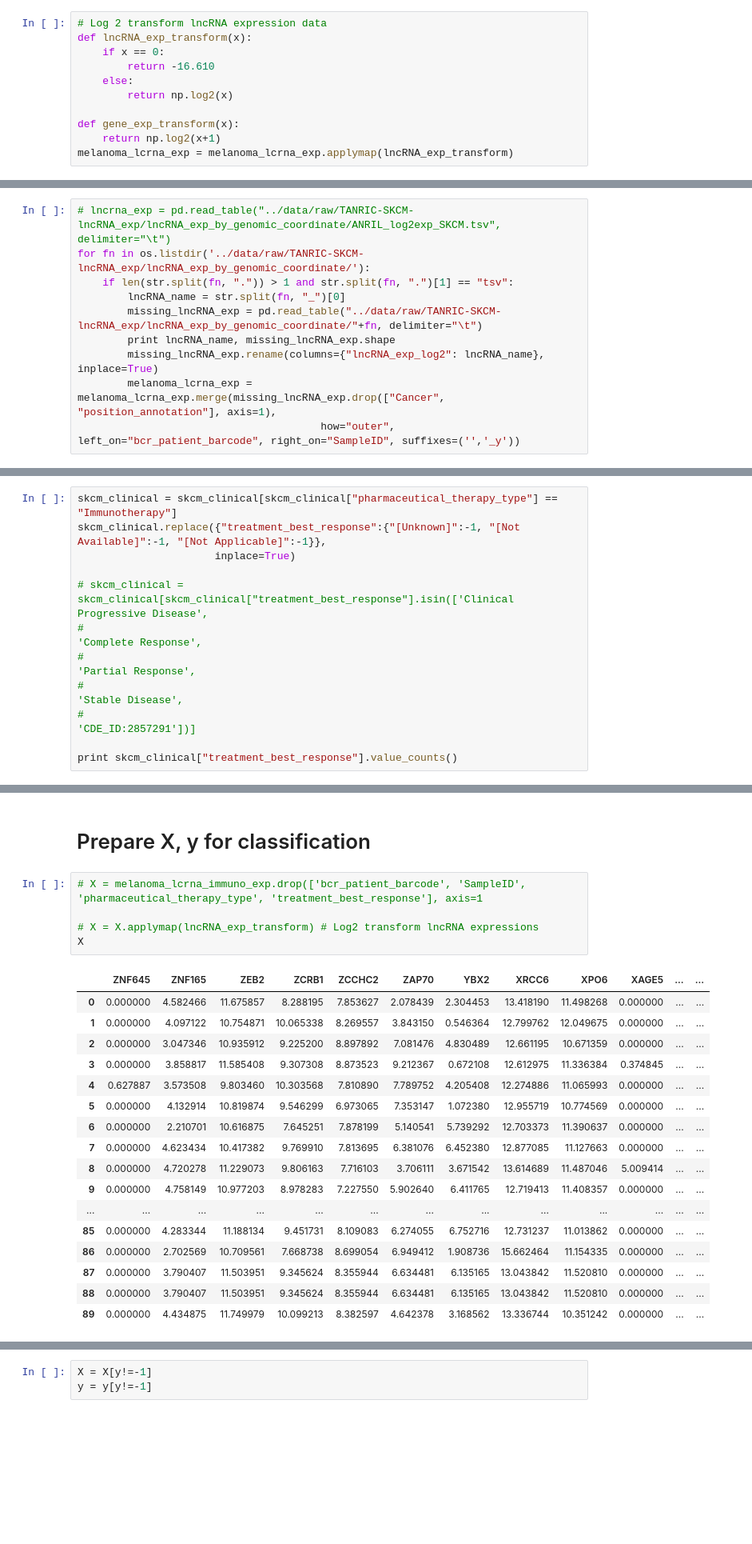
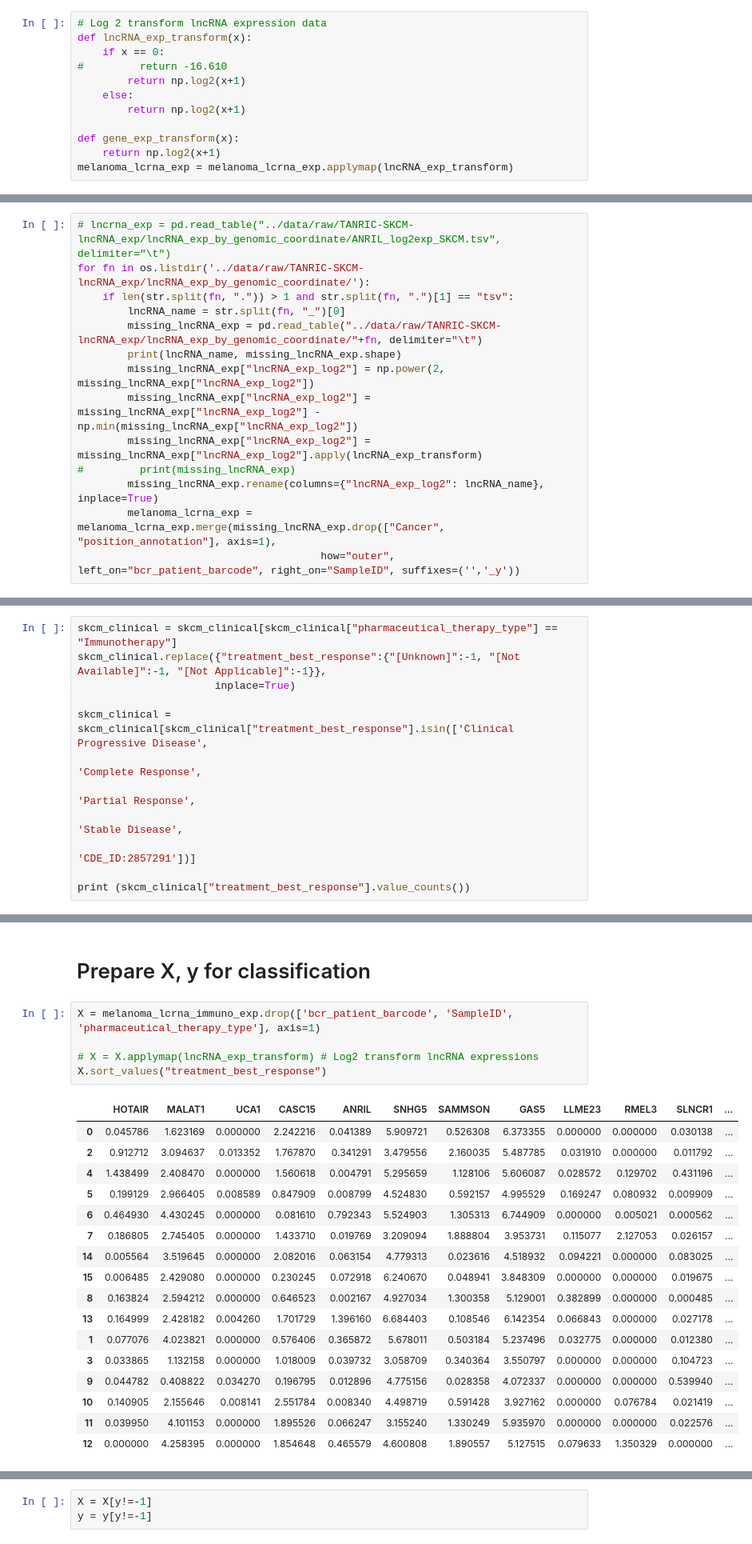
Before and after one commit to JonnyTran/lncrna-melanoma-immunoresponse, a Jupyter notebook: notebooks/lncRNA-melanoma-immunoresponse.ipynb, the cells around one changed output, grey strips where cells are left out. Shown at 80% size. Drawn from its saved outputs; the diff is of its cells as text; blank space fills up the shorter version.

```diff
--- a/notebooks/lncRNA-melanoma-immunoresponse.ipynb
+++ b/notebooks/lncRNA-melanoma-immunoresponse.ipynb
@@ -162,9 +175,10 @@ melanoma_lcrna_exp = melanoma_lcrna_exp.filter(items=melanoma_lncrnas, axis=1)
 # Log 2 transform lncRNA expression data
 def lncRNA_exp_transform(x):
     if x == 0:
-        return -16.610
+#         return -16.610
+        return np.log2(x+1)
     else:
-        return np.log2(x)
+        return np.log2(x+1)
 
 def gene_exp_transform(x):
     return np.log2(x+1)
@@ -201,7 +215,11 @@ for fn in os.listdir('../data/raw/TANRIC-SKCM-lncRNA_exp/lncRNA_exp_by_genomic_c
     if len(str.split(fn, ".")) > 1 and str.split(fn, ".")[1] == "tsv":
         lncRNA_name = str.split(fn, "_")[0]
         missing_lncRNA_exp = pd.read_table("../data/raw/TANRIC-SKCM-lncRNA_exp/lncRNA_exp_by_genomic_coordinate/"+fn, delimiter="\t")
-        print lncRNA_name, missing_lncRNA_exp.shape
+        print(lncRNA_name, missing_lncRNA_exp.shape)
+        missing_lncRNA_exp["lncRNA_exp_log2"] = np.power(2, missing_lncRNA_exp["lncRNA_exp_log2"])
+        missing_lncRNA_exp["lncRNA_exp_log2"] = missing_lncRNA_exp["lncRNA_exp_log2"] - np.min(missing_lncRNA_exp["lncRNA_exp_log2"])
+        missing_lncRNA_exp["lncRNA_exp_log2"] = missing_lncRNA_exp["lncRNA_exp_log2"].apply(lncRNA_exp_transform)
+#         print(missing_lncRNA_exp)
         missing_lncRNA_exp.rename(columns={"lncRNA_exp_log2": lncRNA_name}, inplace=True)
         melanoma_lcrna_exp = melanoma_lcrna_exp.merge(missing_lncRNA_exp.drop(["Cancer", "position_annotation"], axis=1),
                                        how="outer", left_on="bcr_patient_barcode", right_on="SampleID", suffixes=('','_y'))
@@ -266,11 +295,11 @@ skcm_clinical = skcm_clinical[skcm_clinical["pharmaceutical_therapy_type"] == "I
 skcm_clinical.replace({"treatment_best_response":{"[Unknown]":-1, "[Not Available]":-1, "[Not Applicable]":-1}},
                       inplace=True)
 
-# skcm_clinical = skcm_clinical[skcm_clinical["treatment_best_response"].isin(['Clinical Progressive Disease',
-#                                                                              'Complete Response',
-#                                                                              'Partial Response',
-#                                                                              'Stable Disease',
-#                                                                              'CDE_ID:2857291'])]
+skcm_clinical = skcm_clinical[skcm_clinical["treatment_best_response"].isin(['Clinical Progressive Disease',
+                                                                             'Complete Response',
+                                                                             'Partial Response',
+                                                                             'Stable Disease',
+                                                                             'CDE_ID:2857291'])]
 
-print skcm_clinical["treatment_best_response"].value_counts()
+print (skcm_clinical["treatment_best_response"].value_counts())
 # %% [output]
@@ -447,25 +473,25 @@ melanoma_lcrna_immuno_exp["treatment_best_response"] = y_semi_predicted
 # %% [markdown]
 # Prepare X, y for classification
 # %%
-# X = melanoma_lcrna_immuno_exp.drop(['bcr_patient_barcode', 'SampleID', 'pharmaceutical_therapy_type', 'treatment_best_response'], axis=1
+X = melanoma_lcrna_immuno_exp.drop(['bcr_patient_barcode', 'SampleID', 'pharmaceutical_therapy_type'], axis=1)
 
 # X = X.applymap(lncRNA_exp_transform) # Log2 transform lncRNA expressions
-X
+X.sort_values("treatment_best_response")
 # %% [output]
-|  | ZNF645 | ZNF165 | ZEB2 | ZCRB1 | ZCCHC2 | ZAP70 | YBX2 | XRCC6 | XPO6 | XAGE5 | ... | ... |
-| 0 | 0.000000 | 4.582466 | 11.675857 | 8.288195 | 7.853627 | 2.078439 | 2.304453 | 13.418190 | 11.498268 | 0.000000 | ... | ... |
-| 1 | 0.000000 | 4.097122 | 10.754871 | 10.065338 | 8.269557 | 3.843150 | 0.546364 | 12.799762 | 12.049675 | 0.000000 | ... | ... |
-| 2 | 0.000000 | 3.047346 | 10.935912 | 9.225200 | 8.897892 | 7.081476 | 4.830489 | 12.661195 | 10.671359 | 0.000000 | ... | ... |
-| 3 | 0.000000 | 3.858817 | 11.585408 | 9.307308 | 8.873523 | 9.212367 | 0.672108 | 12.612975 | 11.336384 | 0.374845 | ... | ... |
-| 4 | 0.627887 | 3.573508 | 9.803460 | 10.303568 | 7.810890 | 7.789752 | 4.205408 | 12.274886 | 11.065993 | 0.000000 | ... | ... |
-| 5 | 0.000000 | 4.132914 | 10.819874 | 9.546299 | 6.973065 | 7.353147 | 1.072380 | 12.955719 | 10.774569 | 0.000000 | ... | ... |
-| 6 | 0.000000 | 2.210701 | 10.616875 | 7.645251 | 7.878199 | 5.140541 | 5.739292 | 12.703373 | 11.390637 | 0.000000 | ... | ... |
-| 7 | 0.000000 | 4.623434 | 10.417382 | 9.769910 | 7.813695 | 6.381076 | 6.452380 | 12.877085 | 11.127663 | 0.000000 | ... | ... |
-| 8 | 0.000000 | 4.720278 | 11.229073 | 9.806163 | 7.716103 | 3.706111 | 3.671542 | 13.614689 | 11.487046 | 5.009414 | ... | ... |
-| 9 | 0.000000 | 4.758149 | 10.977203 | 8.978283 | 7.227550 | 5.902640 | 6.411765 | 12.719413 | 11.408357 | 0.000000 | ... | ... |
-| ... | ... | ... | ... | ... | ... | ... | ... | ... | ... | ... | ... | ... |
-| 85 | 0.000000 | 4.283344 | 11.188134 | 9.451731 | 8.109083 | 6.274055 | 6.752716 | 12.731237 | 11.013862 | 0.000000 | ... | ... |
-| 86 | 0.000000 | 2.702569 | 10.709561 | 7.668738 | 8.699054 | 6.949412 | 1.908736 | 15.662464 | 11.154335 | 0.000000 | ... | ... |
-| 87 | 0.000000 | 3.790407 | 11.503951 | 9.345624 | 8.355944 | 6.634481 | 6.135165 | 13.043842 | 11.520810 | 0.000000 | ... | ... |
-| 88 | 0.000000 | 3.790407 | 11.503951 | 9.345624 | 8.355944 | 6.634481 | 6.135165 | 13.043842 | 11.520810 | 0.000000 | ... | ... |
-| 89 | 0.000000 | 4.434875 | 11.749979 | 10.099213 | 8.382597 | 4.642378 | 3.168562 | 13.336744 | 10.351242 | 0.000000 | ... | ... |
+|  | HOTAIR | MALAT1 | UCA1 | CASC15 | ANRIL | SNHG5 | SAMMSON | GAS5 | LLME23 | RMEL3 | SLNCR1 | ... |
+| 0 | 0.045786 | 1.623169 | 0.000000 | 2.242216 | 0.041389 | 5.909721 | 0.526308 | 6.373355 | 0.000000 | 0.000000 | 0.030138 | ... |
+| 2 | 0.912712 | 3.094637 | 0.013352 | 1.767870 | 0.341291 | 3.479556 | 2.160035 | 5.487785 | 0.031910 | 0.000000 | 0.011792 | ... |
+| 4 | 1.438499 | 2.408470 | 0.000000 | 1.560618 | 0.004791 | 5.295659 | 1.128106 | 5.606087 | 0.028572 | 0.129702 | 0.431196 | ... |
+| 5 | 0.199129 | 2.966405 | 0.008589 | 0.847909 | 0.008799 | 4.524830 | 0.592157 | 4.995529 | 0.169247 | 0.080932 | 0.009909 | ... |
+| 6 | 0.464930 | 4.430245 | 0.000000 | 0.081610 | 0.792343 | 5.524903 | 1.305313 | 6.744909 | 0.000000 | 0.005021 | 0.000562 | ... |
+| 7 | 0.186805 | 2.745405 | 0.000000 | 1.433710 | 0.019769 | 3.209094 | 1.888804 | 3.953731 | 0.115077 | 2.127053 | 0.026157 | ... |
+| 14 | 0.005564 | 3.519645 | 0.000000 | 2.082016 | 0.063154 | 4.779313 | 0.023616 | 4.518932 | 0.094221 | 0.000000 | 0.083025 | ... |
+| 15 | 0.006485 | 2.429080 | 0.000000 | 0.230245 | 0.072918 | 6.240670 | 0.048941 | 3.848309 | 0.000000 | 0.000000 | 0.019675 | ... |
+| 8 | 0.163824 | 2.594212 | 0.000000 | 0.646523 | 0.002167 | 4.927034 | 1.300358 | 5.129001 | 0.382899 | 0.000000 | 0.000485 | ... |
+| 13 | 0.164999 | 2.428182 | 0.004260 | 1.701729 | 1.396160 | 6.684403 | 0.108546 | 6.142354 | 0.066843 | 0.000000 | 0.027178 | ... |
+| 1 | 0.077076 | 4.023821 | 0.000000 | 0.576406 | 0.365872 | 5.678011 | 0.503184 | 5.237496 | 0.032775 | 0.000000 | 0.012380 | ... |
+| 3 | 0.033865 | 1.132158 | 0.000000 | 1.018009 | 0.039732 | 3.058709 | 0.340364 | 3.550797 | 0.000000 | 0.000000 | 0.104723 | ... |
+| 9 | 0.044782 | 0.408822 | 0.034270 | 0.196795 | 0.012896 | 4.775156 | 0.028358 | 4.072337 | 0.000000 | 0.000000 | 0.539940 | ... |
+| 10 | 0.140905 | 2.155646 | 0.008141 | 2.551784 | 0.008340 | 4.498719 | 0.591428 | 3.927162 | 0.000000 | 0.076784 | 0.021419 | ... |
+| 11 | 0.039950 | 4.101153 | 0.000000 | 1.895526 | 0.066247 | 3.155240 | 1.330249 | 5.935970 | 0.000000 | 0.000000 | 0.022576 | ... |
+| 12 | 0.000000 | 4.258395 | 0.000000 | 1.854648 | 0.465579 | 4.600808 | 1.890557 | 5.127515 | 0.079633 | 1.350329 | 0.000000 | ... |
```
Also changed, not shown: parts of 36 cells of this notebook.
